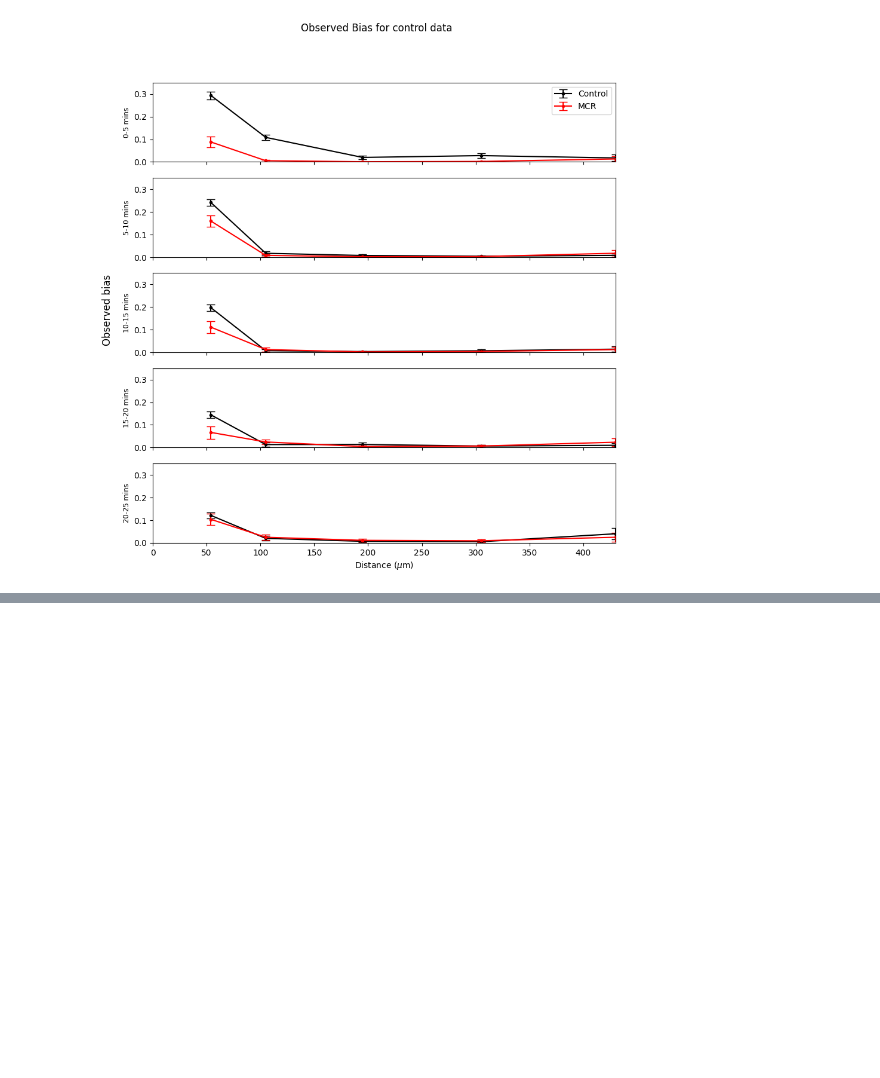
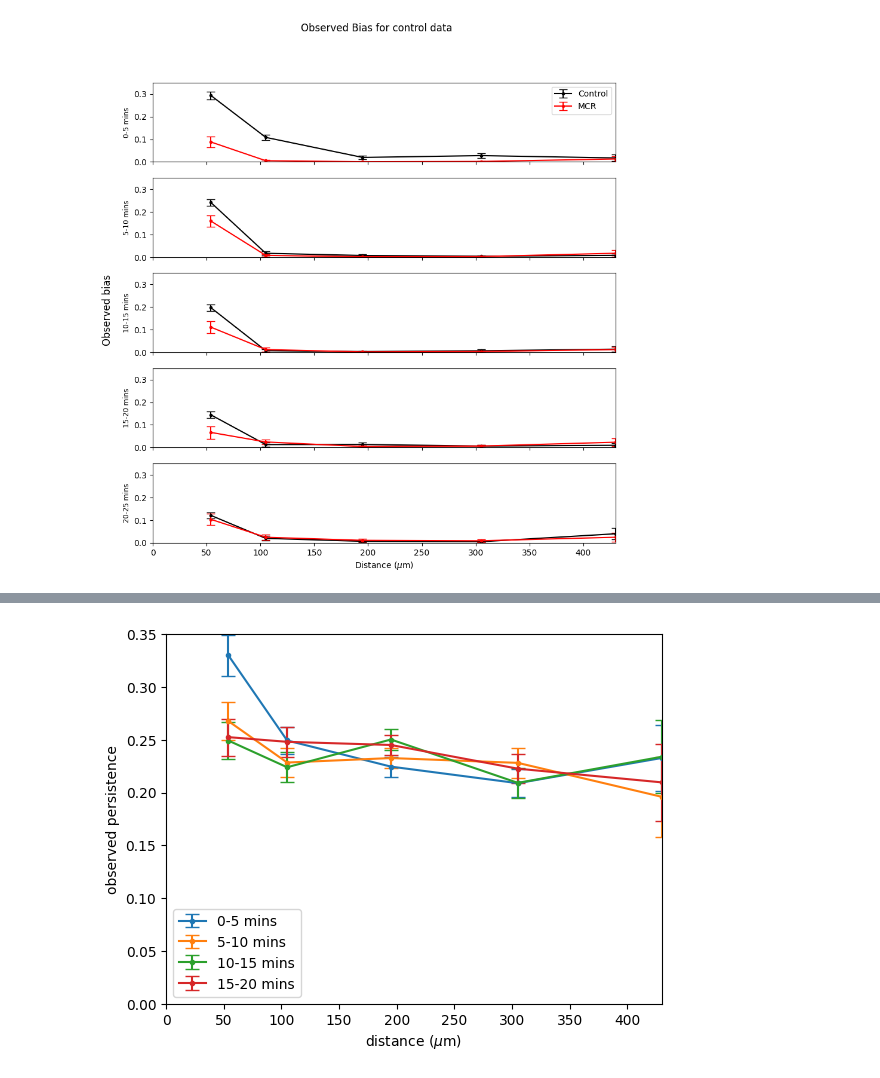
Before and after one commit to Schumacher-group/ImmuneCellMigrationAnalysis, a Jupyter notebook: Notebooks/Observed bias visualisation_revision.ipynb, the cells around one changed output, grey strips where cells are left out. Saved outputs shown, nothing was run; the diff lists cells and outputs as text; code cells hidden in the pictures; blank space fills up the shorter version.

```diff
--- a/Notebooks/Observed bias visualisation_revision.ipynb
+++ b/Notebooks/Observed bias visualisation_revision.ipynb
@@ -170,0 +166,4 @@ np.shape(obs_bias_mcr)# dimensions are 8 time points, [mean, std], 7 distances
+# %%
+reshapedBias_control, reshapedPersistence_control = reshape_observed_params(bias_values_control)
+reshapedBias_mcr, reshapedPersistence_mcr = reshape_observed_params(bias_values_mcr)
+np.shape(reshapedBias_control) # dimensions are N time points, [mean, std], M distances
@@ -171,16 +172,15 @@ np.shape(obs_bias_mcr)# dimensions are 8 time points, [mean, std], 7 distances
 # %%
-# plot observed bias for control condition in one plot with a different line for each time-point
-
-xoffset = 0#1.0
-xoffsetstart = 0# -len(time_labels)/stepSizeTimeBins/2*xoffset
-for i in range(0,len(time_labels)-1,stepSizeTimeBins):
-    plt.errorbar(np.array(distance)+xoffsetstart+i*xoffset, obs_bias_control[i][0], yerr=obs_bias_control[i][1],marker='o',markersize = 3,capsize = 5, label = f"{time_labels[i]} mins")
-
-plt.legend()
-plt.ylim(0,0.35)
-plt.xlim(0,430)
-plt.xlabel("distance ($\mu$m)")
-plt.ylabel("observed bias")
-plt.savefig("Figures/Observed_bias_control_revision"+filesuffix+".pdf")
-
-plt.show()
+def plot_observed_params_all_timepoints(reshapedParams, yAxisLabel, saveFilename):
+# plot observed param values for a given condition in one plot with a different line for each time-point
+    xoffset = 0#1.0
+    xoffsetstart = 0# -len(time_labels)/stepSizeTimeBins/2*xoffset
+    for i in range(0,len(time_labels)-1,stepSizeTimeBins):
+        plt.errorbar(np.array(distance)+xoffsetstart+i*xoffset, reshapedParams[i][0],
+                     yerr=reshapedParams[i][1],marker='o',markersize = 3,capsize = 5, label = f"{time_labels[i]} mins")
+    plt.legend()
+    plt.ylim(0,0.35)
+    plt.xlim(0,430)
+    plt.xlabel("distance ($\mu$m)")
+    plt.ylabel(yAxisLabel)
+    plt.savefig(saveFilename)
+    plt.show()
@@ -202,0 +191,4 @@ plt.show()
+# %%
+plot_observed_params_all_timepoints(reshapedPersistence_control, "observed persistence", "Figures/Observed_persistence_control_revision"+filesuffix+".pdf")
+# %% [output]
+[figure, added]
```
Also changed, not shown: parts of 13 cells of this notebook, 1 other file.
